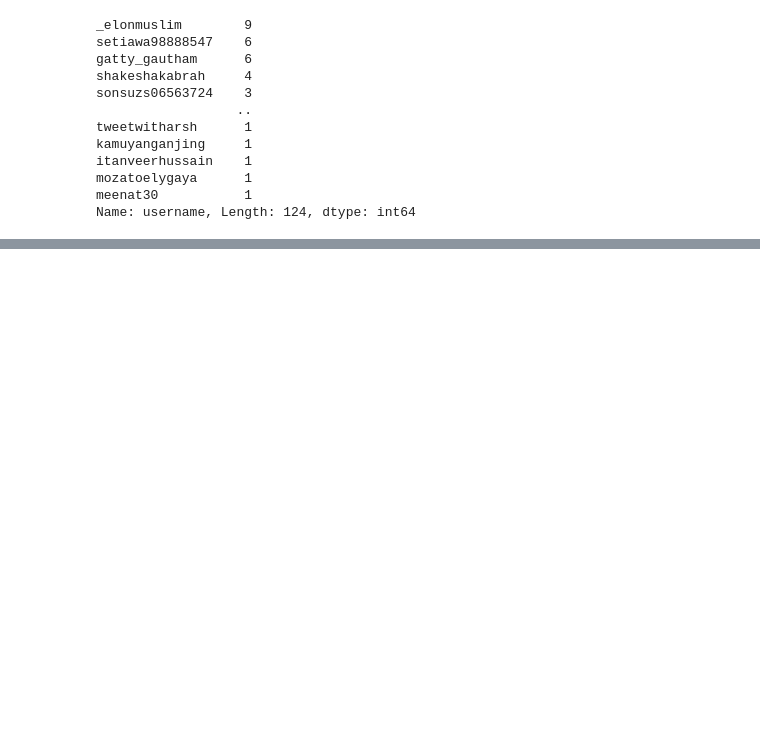
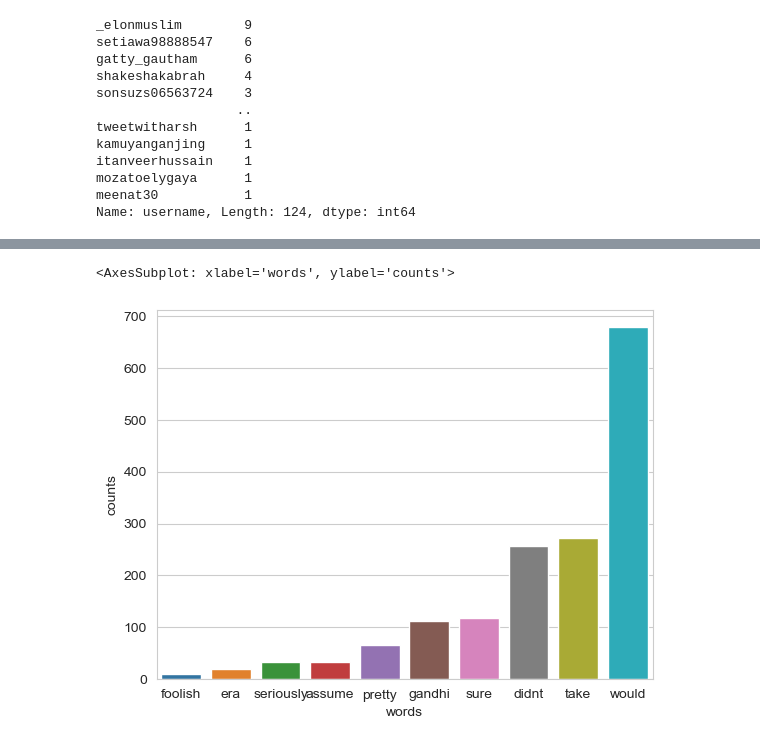
Before and after one commit to rarmnsyah/DATASCIENCE, a Jupyter notebook: MEGA-PROJECT/main.ipynb, the cells around one changed output, grey strips where cells are left out. Saved outputs shown, nothing was run; the diff lists cells and outputs as text; code cells hidden in the pictures; blank space fills up the shorter version.

Commit message:
daily updates
keterangan di word

```diff
--- a/MEGA-PROJECT/main.ipynb
+++ b/MEGA-PROJECT/main.ipynb
@@ -229,0 +219,10 @@ all_words.most_common()
+# %%
+all_words = words_count(df_copy)
+
+stops = list(stopwords.words('english'))
+stops.append('muslims')
+# %%
+main_words = np.array([[word, int(all_words[word])] for word in all_words if word not in stops])
+counts = main_words[:, 1].astype('int')
+
+counts
@@ -229,0 +231,5 @@ all_words.most_common()
+# %%
+main_words = pd.DataFrame({
+    'words' : main_words[:, 0],
+    'counts' : counts
+})
@@ -229,0 +252,5 @@ all_words.most_common()
+# %%
+sns.barplot(data = main_words[:10].sort_values('counts'), x = 'words', y = 'counts')
+# %% [output]
+<AxesSubplot: xlabel='words', ylabel='counts'>
+[figure, added]
```
Also changed, not shown: parts of 10 cells of this notebook, 2 other files.
